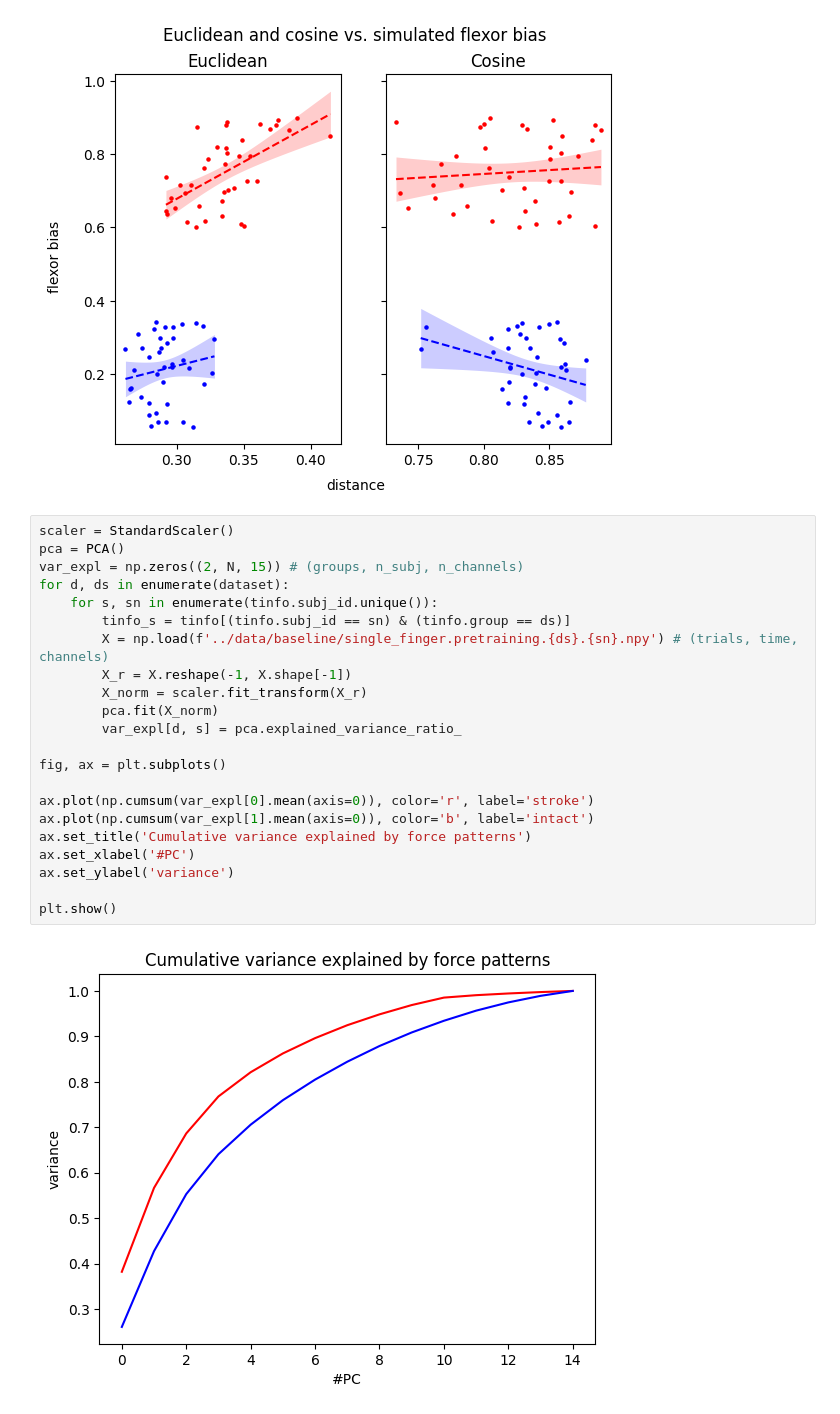
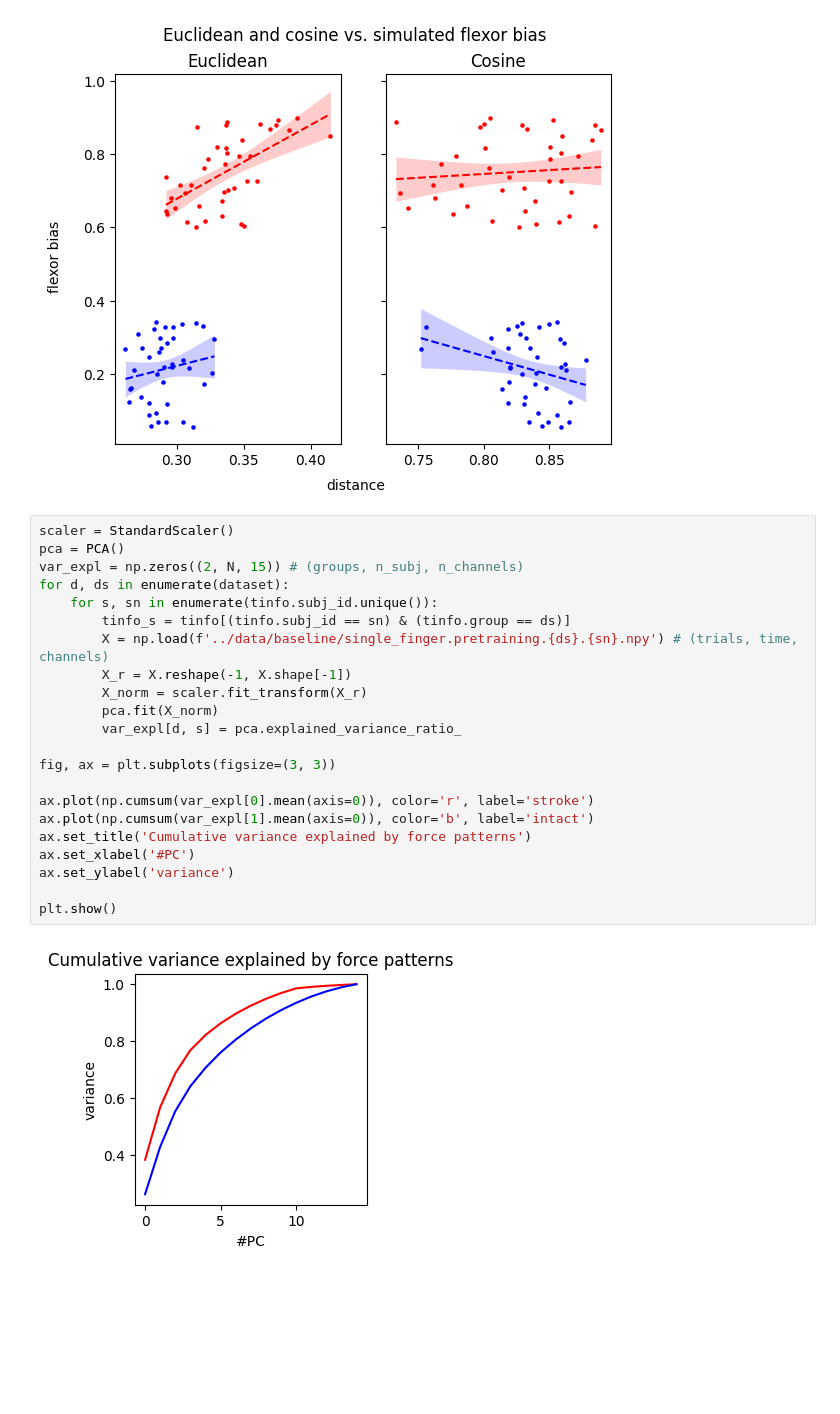
Before and after one commit to mnlmrc/OffManifoldLearning, a Jupyter notebook: notebooks/baseline.ipynb, the cells around one changed output. Saved outputs shown, nothing was run; the diff lists cells and outputs as text; blank space fills up the shorter version.

```diff
--- a/notebooks/baseline.ipynb
+++ b/notebooks/baseline.ipynb
@@ -188,24 +186,24 @@ plt.show()
 # %%
 scaler = StandardScaler()
 pca = PCA()
 var_expl = np.zeros((2, N, 15)) # (groups, n_subj, n_channels)
 for d, ds in enumerate(dataset):
     for s, sn in enumerate(tinfo.subj_id.unique()):
         tinfo_s = tinfo[(tinfo.subj_id == sn) & (tinfo.group == ds)]
         X = np.load(f'../data/baseline/single_finger.pretraining.{ds}.{sn}.npy') # (trials, time, channels)
         X_r = X.reshape(-1, X.shape[-1])
         X_norm = scaler.fit_transform(X_r)
         pca.fit(X_norm)
         var_expl[d, s] = pca.explained_variance_ratio_
 
-fig, ax = plt.subplots()
+fig, ax = plt.subplots(figsize=(3, 3))
 
 ax.plot(np.cumsum(var_expl[0].mean(axis=0)), color='r', label='stroke')
 ax.plot(np.cumsum(var_expl[1].mean(axis=0)), color='b', label='intact')
 ax.set_title('Cumulative variance explained by force patterns')
 ax.set_xlabel('#PC')
 ax.set_ylabel('variance')
 
 plt.show()
 # %% [output]
-[figure, old version]
+[figure, new version]
```
Also changed, not shown: parts of 1 cell of this notebook.
